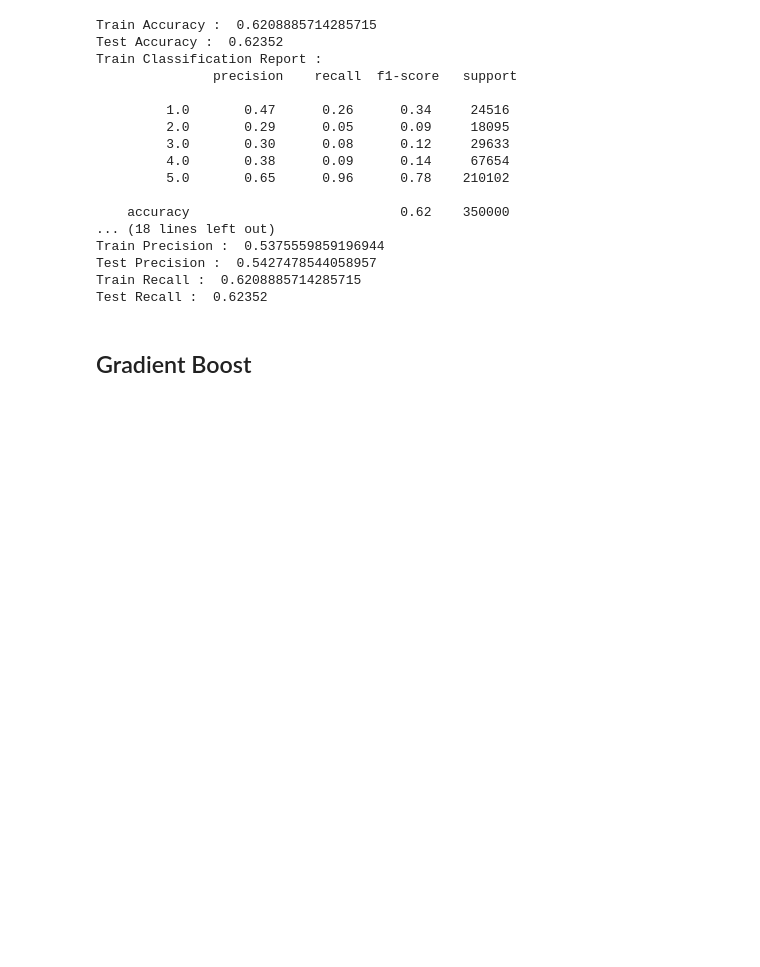
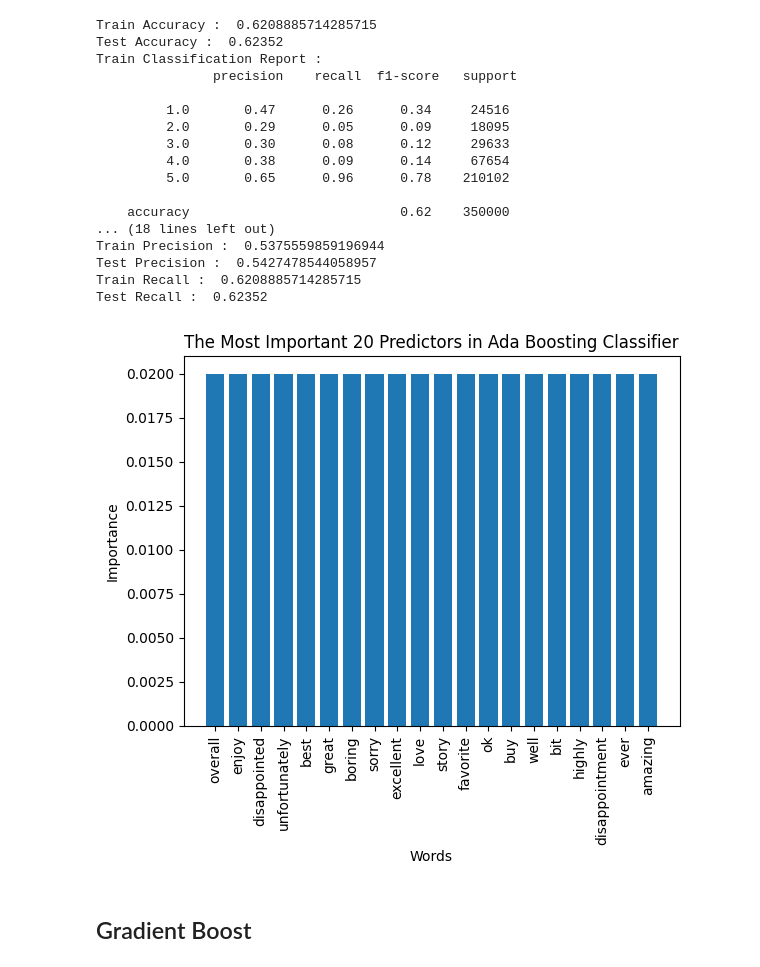
Before and after one commit to Darkt1on/Amazon-book-review, a Jupyter notebook: Amazon_book_review.ipynb, the cells around one changed output. Drawn from its saved outputs; the diff is of its cells as text; code cells hidden in the pictures; blank space fills up the shorter version.

```diff
--- a/Amazon_book_review.ipynb
+++ b/Amazon_book_review.ipynb
@@ -834,6 +847,25 @@ Train Precision :  0.5375559859196944
 Test Precision :  0.5427478544058957
 Train Recall :  0.6208885714285715
 Test Recall :  0.62352
+# %%
+# Extract 20 most important words by Ada Boosting Classifier
+top_20_words_ab = pd.Series(ab.feature_importances_, index=vectorizer_BOW.get_feature_names_out()).sort_values(ascending=False)[:20]
+
+
+plt.bar(top_20_words_ab.index, top_20_words_ab.values)
+
+# Add x-axis and y-axis labels
+plt.xlabel('Words')
+plt.ylabel('Importance')
+
+# Rotate the x-axis labels to be readable
+plt.xticks(rotation=90)
+plt.title('The Most Important 20 Predictors in Ada Boosting Classifier')
+
+# Show the plot
+plt.show()
+# %% [output]
+[figure, added]
 # %% [markdown]
 ## Gradient Boost
 # %%
```
Also changed, not shown: parts of 10 cells of this notebook.
